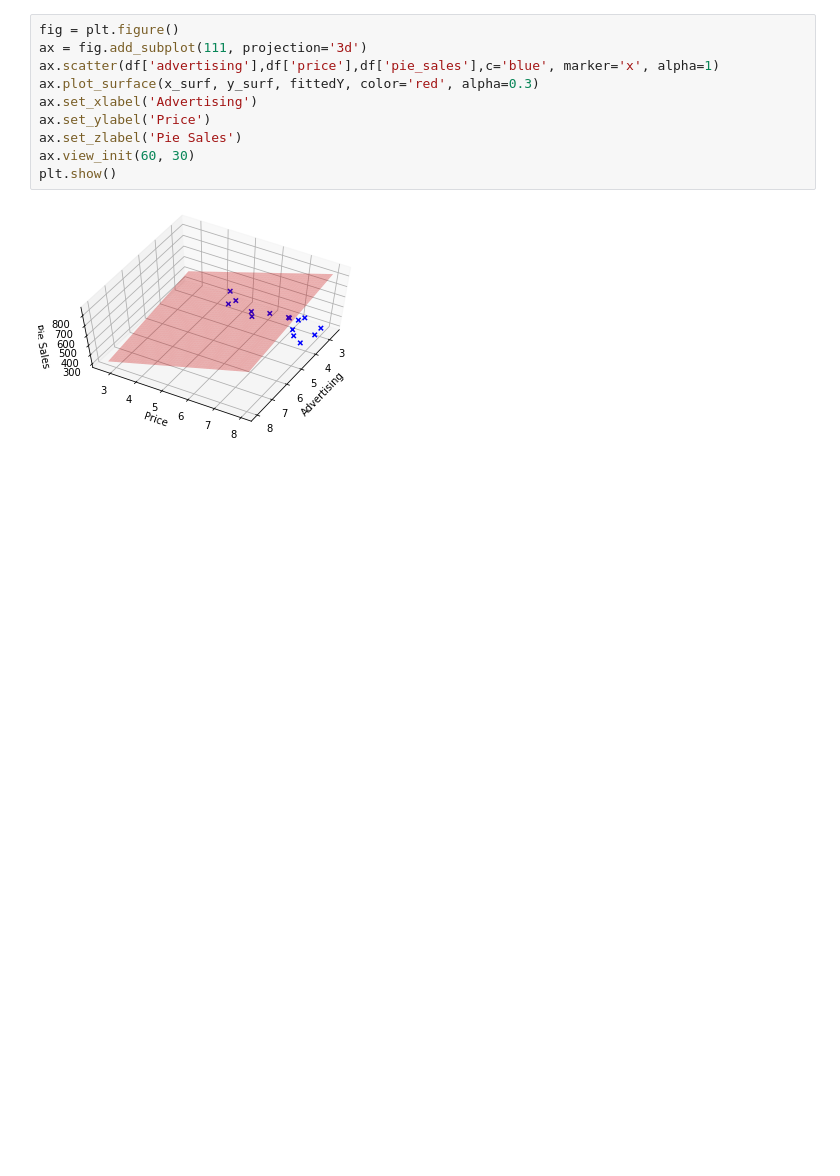
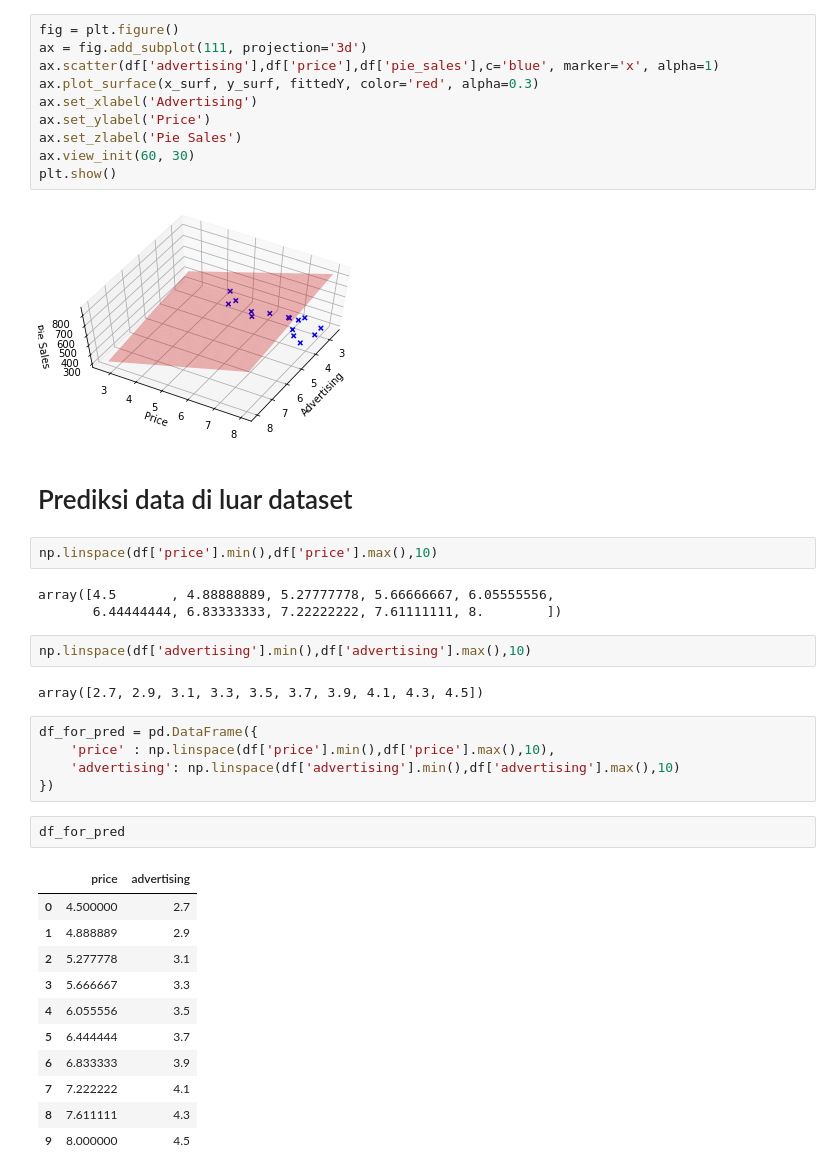
Before and after one commit to fyansyarafa/pie-sales-multiple-linear-regression, a Jupyter notebook: Pie_Sales_Linear_Regression.ipynb, the cells around one changed output. Cells and saved outputs as stored; diff of their text form; blank space fills up the shorter version.

```diff
--- a/Pie_Sales_Linear_Regression.ipynb
+++ b/Pie_Sales_Linear_Regression.ipynb
@@ -330,3 +353,33 @@ ax.view_init(60, 30)
 plt.show()
 # %% [output]
 [figure]
+# %% [markdown]
+# Prediksi data di luar dataset
+# %%
+np.linspace(df['price'].min(),df['price'].max(),10)
+# %% [output]
+array([4.5       , 4.88888889, 5.27777778, 5.66666667, 6.05555556,
+       6.44444444, 6.83333333, 7.22222222, 7.61111111, 8.        ])
+# %%
+np.linspace(df['advertising'].min(),df['advertising'].max(),10)
+# %% [output]
+array([2.7, 2.9, 3.1, 3.3, 3.5, 3.7, 3.9, 4.1, 4.3, 4.5])
+# %%
+df_for_pred = pd.DataFrame({
+    'price' : np.linspace(df['price'].min(),df['price'].max(),10),
+    'advertising': np.linspace(df['advertising'].min(),df['advertising'].max(),10)
+})
+# %%
+df_for_pred
+# %% [output]
+|  | price | advertising |
+| 0 | 4.500000 | 2.7 |
+| 1 | 4.888889 | 2.9 |
+| 2 | 5.277778 | 3.1 |
+| 3 | 5.666667 | 3.3 |
+| 4 | 6.055556 | 3.5 |
+| 5 | 6.444444 | 3.7 |
+| 6 | 6.833333 | 3.9 |
+| 7 | 7.222222 | 4.1 |
+| 8 | 7.611111 | 4.3 |
+| 9 | 8.000000 | 4.5 |
```
Also changed, not shown: parts of 18 cells of this notebook.
